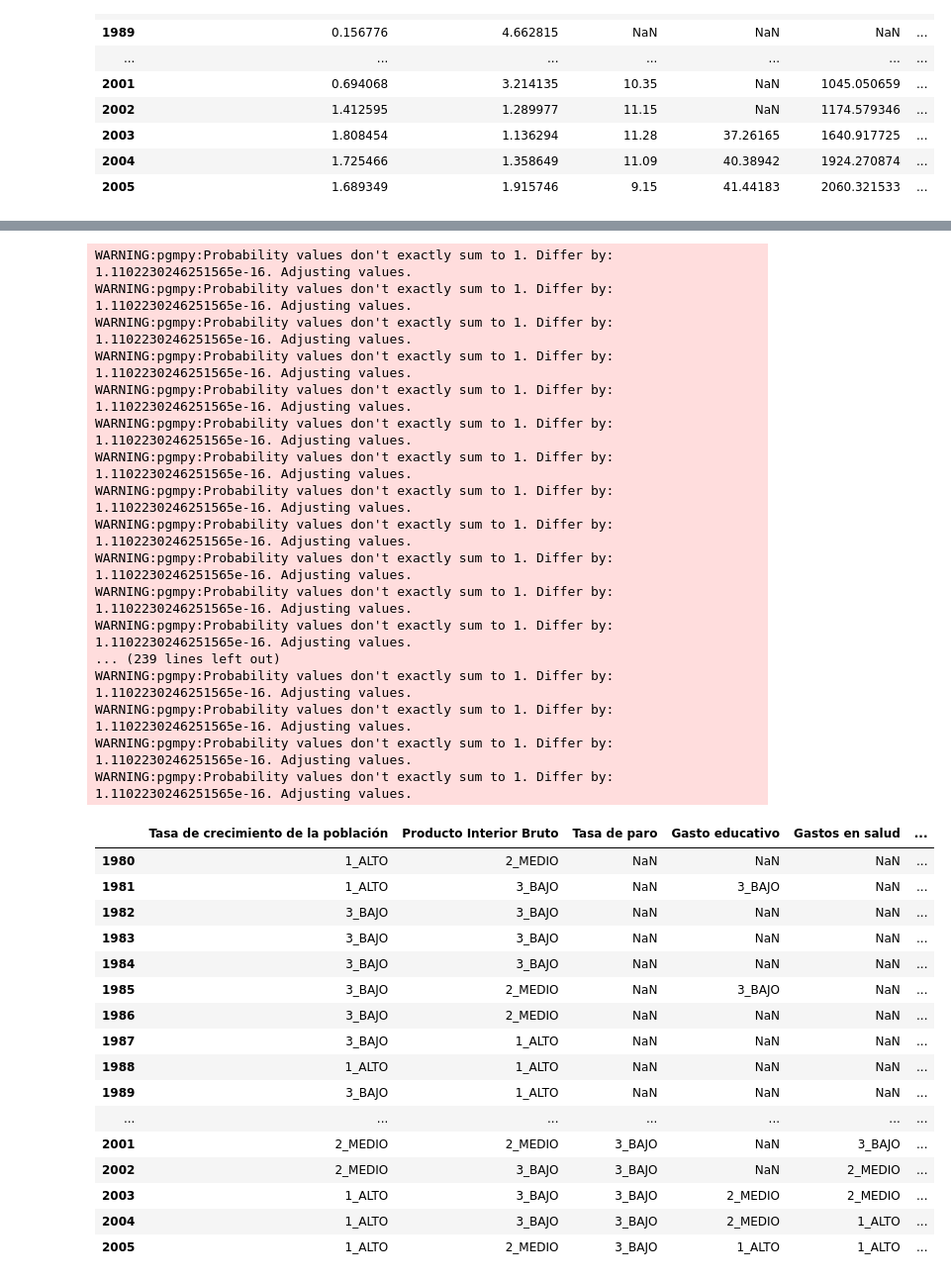
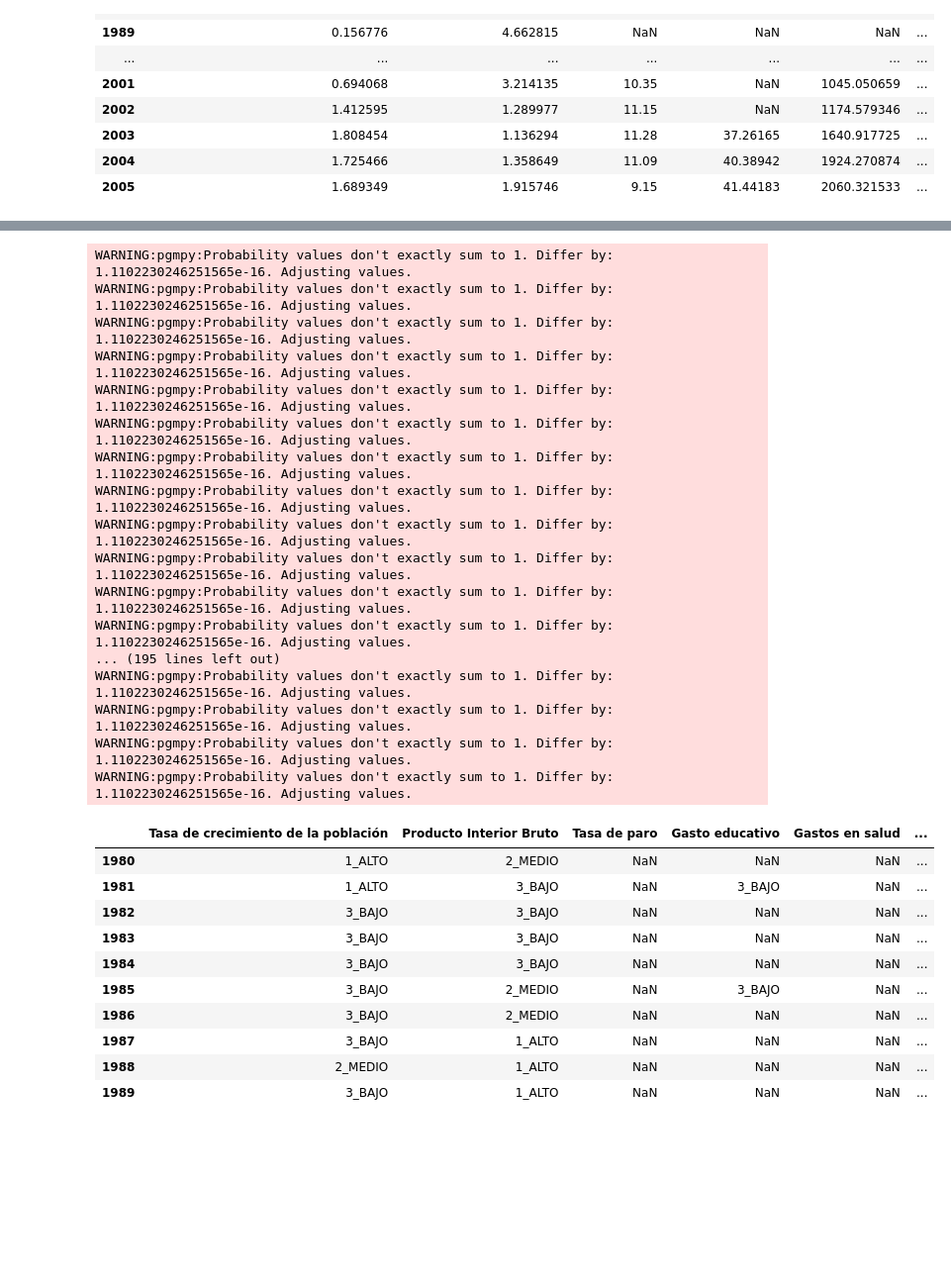
Before and after one commit to luchersol/Redes-Bayesianas, a Jupyter notebook: Redes_Bayesianas.ipynb, the cells around one changed output, grey strips where cells are left out. Shown: that part at 99% size. Saved outputs shown, nothing was run; the diff lists cells and outputs as text; code cells hidden in the pictures; blank space fills up the shorter version.

```diff
--- a/Redes_Bayesianas.ipynb
+++ b/Redes_Bayesianas.ipynb
@@ -456,38 +444,32 @@ data_pred_exact
 # %%
 data_pred_aprox = predict_approx(data_test)
-data_pred_aprox
+data_pred_aprox.head(10)
 # %% [output]
 WARNING:pgmpy:Probability values don't exactly sum to 1. Differ by: 1.1102230246251565e-16. Adjusting values.
 WARNING:pgmpy:Probability values don't exactly sum to 1. Differ by: 1.1102230246251565e-16. Adjusting values.
 WARNING:pgmpy:Probability values don't exactly sum to 1. Differ by: 1.1102230246251565e-16. Adjusting values.
 WARNING:pgmpy:Probability values don't exactly sum to 1. Differ by: 1.1102230246251565e-16. Adjusting values.
 WARNING:pgmpy:Probability values don't exactly sum to 1. Differ by: 1.1102230246251565e-16. Adjusting values.
 WARNING:pgmpy:Probability values don't exactly sum to 1. Differ by: 1.1102230246251565e-16. Adjusting values.
 WARNING:pgmpy:Probability values don't exactly sum to 1. Differ by: 1.1102230246251565e-16. Adjusting values.
 WARNING:pgmpy:Probability values don't exactly sum to 1. Differ by: 1.1102230246251565e-16. Adjusting values.
 WARNING:pgmpy:Probability values don't exactly sum to 1. Differ by: 1.1102230246251565e-16. Adjusting values.
 WARNING:pgmpy:Probability values don't exactly sum to 1. Differ by: 1.1102230246251565e-16. Adjusting values.
 WARNING:pgmpy:Probability values don't exactly sum to 1. Differ by: 1.1102230246251565e-16. Adjusting values.
 WARNING:pgmpy:Probability values don't exactly sum to 1. Differ by: 1.1102230246251565e-16. Adjusting values.
-... (239 lines left out)
+... (195 lines left out)
 WARNING:pgmpy:Probability values don't exactly sum to 1. Differ by: 1.1102230246251565e-16. Adjusting values.
 WARNING:pgmpy:Probability values don't exactly sum to 1. Differ by: 1.1102230246251565e-16. Adjusting values.
 WARNING:pgmpy:Probability values don't exactly sum to 1. Differ by: 1.1102230246251565e-16. Adjusting values.
 WARNING:pgmpy:Probability values don't exactly sum to 1. Differ by: 1.1102230246251565e-16. Adjusting values.
 |  | Tasa de crecimiento de la población | Producto Interior Bruto | Tasa de paro | Gasto educativo | Gastos en salud | ... |
 | 1980 | 1_ALTO | 2_MEDIO | NaN | NaN | NaN | ... |
 | 1981 | 1_ALTO | 3_BAJO | NaN | 3_BAJO | NaN | ... |
 | 1982 | 3_BAJO | 3_BAJO | NaN | NaN | NaN | ... |
 | 1983 | 3_BAJO | 3_BAJO | NaN | NaN | NaN | ... |
 | 1984 | 3_BAJO | 3_BAJO | NaN | NaN | NaN | ... |
 | 1985 | 3_BAJO | 2_MEDIO | NaN | 3_BAJO | NaN | ... |
 | 1986 | 3_BAJO | 2_MEDIO | NaN | NaN | NaN | ... |
 | 1987 | 3_BAJO | 1_ALTO | NaN | NaN | NaN | ... |
-| 1988 | 1_ALTO | 1_ALTO | NaN | NaN | NaN | ... |
+| 1988 | 2_MEDIO | 1_ALTO | NaN | NaN | NaN | ... |
 | 1989 | 3_BAJO | 1_ALTO | NaN | NaN | NaN | ... |
-| ... | ... | ... | ... | ... | ... | ... |
-| 2001 | 2_MEDIO | 2_MEDIO | 3_BAJO | NaN | 3_BAJO | ... |
-| 2002 | 2_MEDIO | 3_BAJO | 3_BAJO | NaN | 2_MEDIO | ... |
-| 2003 | 1_ALTO | 3_BAJO | 3_BAJO | 2_MEDIO | 2_MEDIO | ... |
-| 2004 | 1_ALTO | 3_BAJO | 3_BAJO | 2_MEDIO | 1_ALTO | ... |
-| 2005 | 1_ALTO | 2_MEDIO | 3_BAJO | 1_ALTO | 1_ALTO | ... |
```
Also changed, not shown: parts of 4 cells of this notebook.
